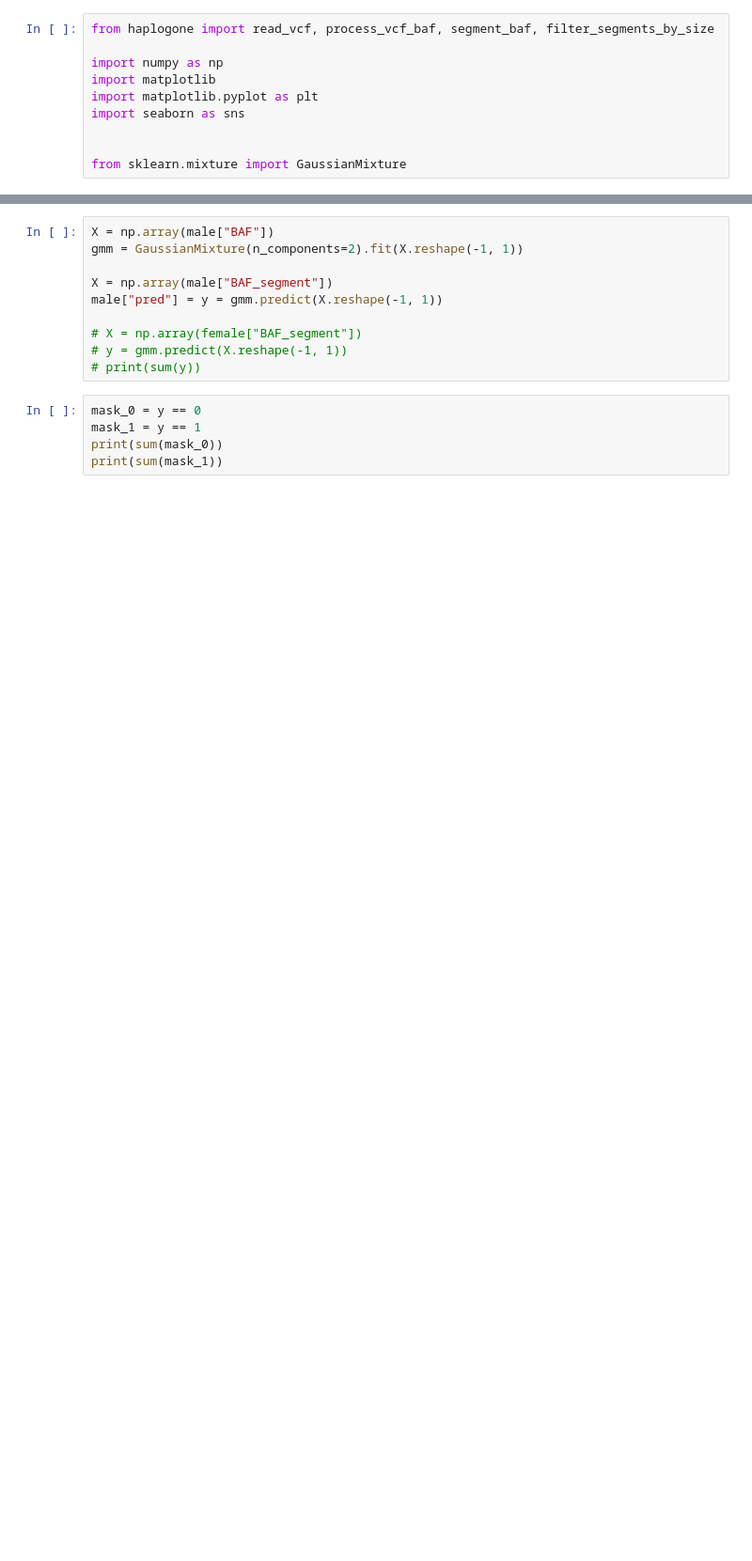
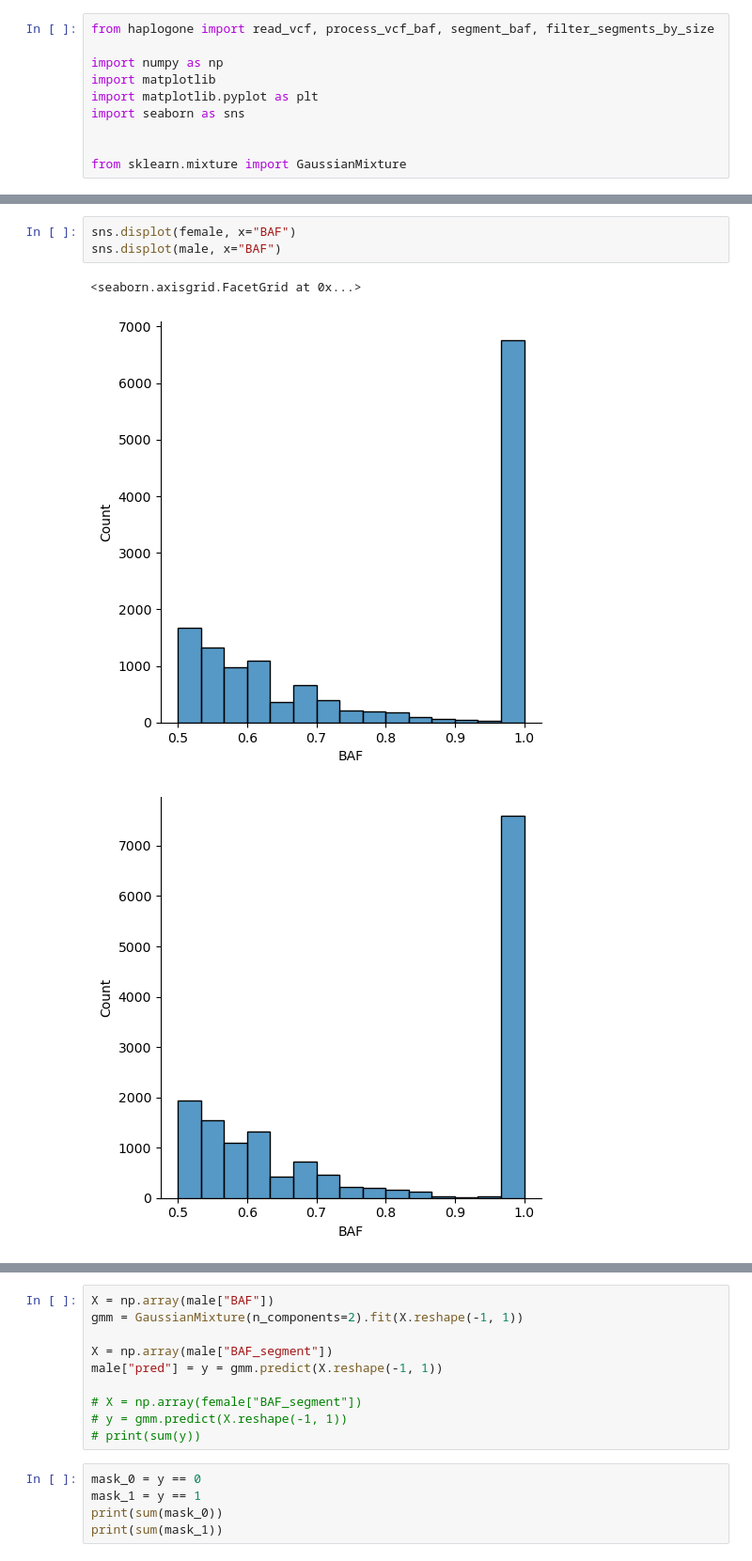
Before and after one commit to wwoskie/HaploGone, a Jupyter notebook: code/examples.ipynb, the cells around one changed output, grey strips where cells are left out. Shown at 94% size. Drawn from its saved outputs; the diff is of its cells as text; blank space fills up the shorter version.

```diff
--- a/code/examples.ipynb
+++ b/code/examples.ipynb
@@ -84,0 +42,7 @@ female["BAF_segment"].unique().shape
+# %%
+sns.displot(female, x="BAF")
+sns.displot(male, x="BAF")
+# %% [output]
+<seaborn.axisgrid.FacetGrid at 0x...>
+[figure, added]
+[figure, added]
```
Also changed, not shown: parts of 23 cells of this notebook.
